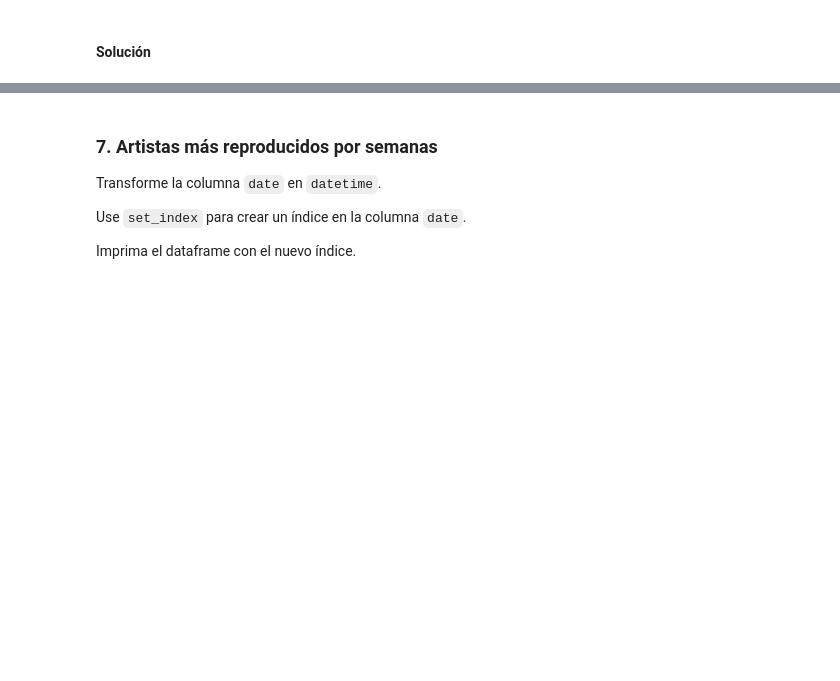
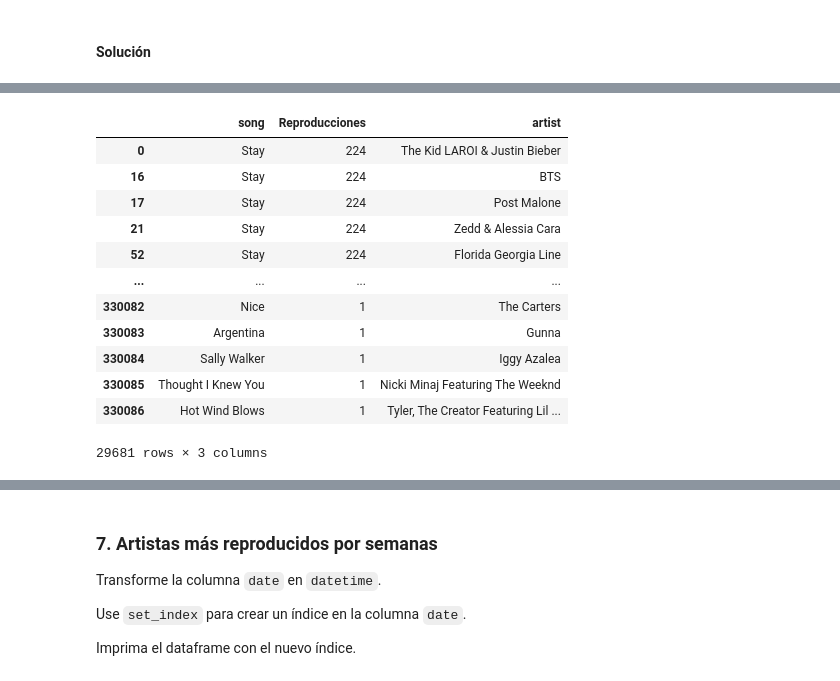
Before and after one commit to Marina-Schluter/Listas-de-musica, a Jupyter notebook: Listas de música.ipynb, the cells around one changed output, grey strips where cells are left out. Drawn from its saved outputs; the diff is of its cells as text; code cells hidden in the pictures; blank space fills up the shorter version.

```diff
--- a/Listas de música.ipynb
+++ b/Listas de música.ipynb
@@ -245,0 +183,3 @@ Series([], dtype: int64)
+# %%
+df_reproducciones= df[["song"]].value_counts().to_frame('Reproducciones')                             #Obtenemos el contaje por canción y lo convertimos a df
+df_reproducciones
@@ -245,0 +201,20 @@ Series([], dtype: int64)
+# %%
+pd.merge(df_reproducciones,df[["song","artist"]],on="song",how="left").drop_duplicates()        #Combinamos el df_reproducciones con el df original
+                                                                                                #En el original seleccionamos las columnas que nos interesan
+                                                                                                #En "on=", especificamos en base a qué columna unimos los DataFrames
+                                                                                                #En "how=", especficamos que mantenemos todas las filas de df de la izquierda (el primero), hyaan o no coincidencias a la derecha
+                                                                                                #Eliminamos las filas duplicadas. En ocasiones, una canción estará cantada por más artistas, lo que da lugar a obtener más d euna línea por canción, pero la fila (entera), no está duplicada
+# %% [output]
+|  | song | Reproducciones | artist |
+| 0 | Stay | 224 | The Kid LAROI & Justin Bieber |
+| 16 | Stay | 224 | BTS |
+| 17 | Stay | 224 | Post Malone |
+| 21 | Stay | 224 | Zedd & Alessia Cara |
+| 52 | Stay | 224 | Florida Georgia Line |
+| ... | ... | ... | ... |
+| 330082 | Nice | 1 | The Carters |
+| 330083 | Argentina | 1 | Gunna |
+| 330084 | Sally Walker | 1 | Iggy Azalea |
+| 330085 | Thought I Knew You | 1 | Nicki Minaj Featuring The Weeknd |
+| 330086 | Hot Wind Blows | 1 | Tyler, The Creator Featuring Lil ... |
+29681 rows × 3 columns
```
Also changed, not shown: parts of 21 cells of this notebook.
